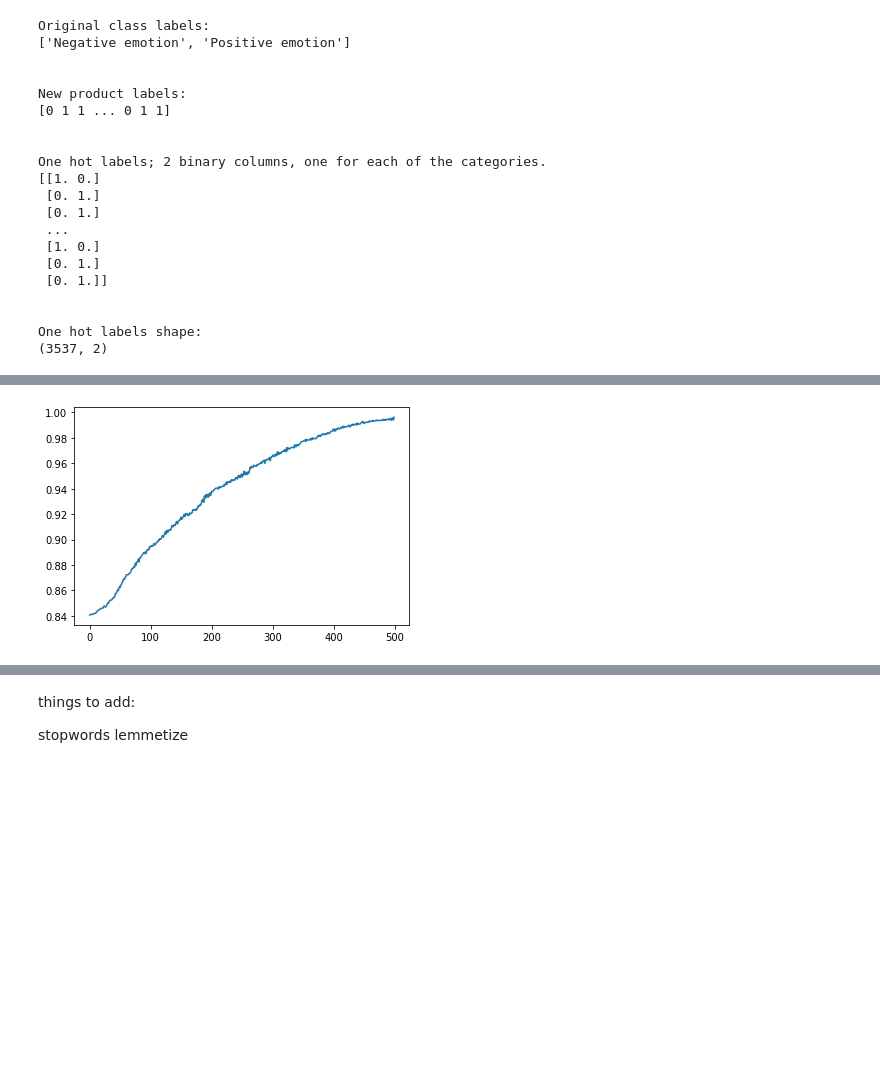
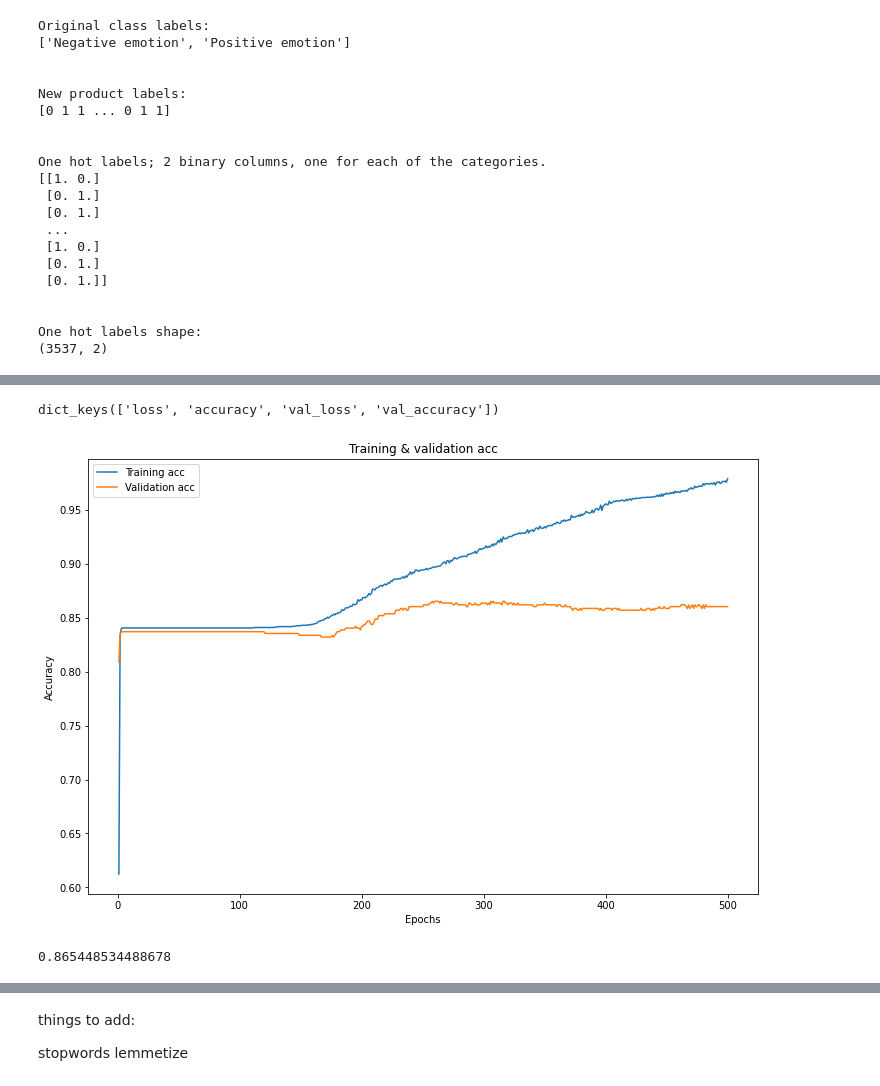
Before and after one commit to MattLeRoi/nlp_product_sentiment_project, a Jupyter notebook: index.ipynb, the cells around one changed output, grey strips where cells are left out. Drawn from its saved outputs; the diff is of its cells as text; code cells hidden in the pictures; blank space fills up the shorter version.

```diff
--- a/index.ipynb
+++ b/index.ipynb
@@ -304,8 +304,29 @@ ax.legend();
+# %%
+history.history.keys()
+# %% [output]
+dict_keys(['loss', 'accuracy', 'val_loss', 'val_accuracy'])
+# %%
+# Loss vs number of epochs with train and validation sets
+fig, ax = plt.subplots(figsize=(12, 8))
+
+loss_values = history.history['accuracy']
+val_loss_values = history.history['val_accuracy']
+
+epochs = range(1, len(loss_values) + 1)
+ax.plot(epochs, loss_values, label='Training acc')
+ax.plot(epochs, val_loss_values, label='Validation acc')
+
+ax.set_title('Training & validation acc')
+ax.set_xlabel('Epochs')
+ax.set_ylabel('Accuracy')
+ax.legend();
+# %% [output]
+[figure, added]
 # %%
 # Plot the training accuracy vs the number of epochs
-plt.plot(history.history['accuracy']);
+max(history.history['val_accuracy'])
 # %% [output]
-[figure, removed]
+0.865448534488678
 # %%
 # Print the loss and accuracy for the training set
 results_train = model.evaluate(X_train, y_train)
```
Also changed, not shown: parts of 7 cells of this notebook.
